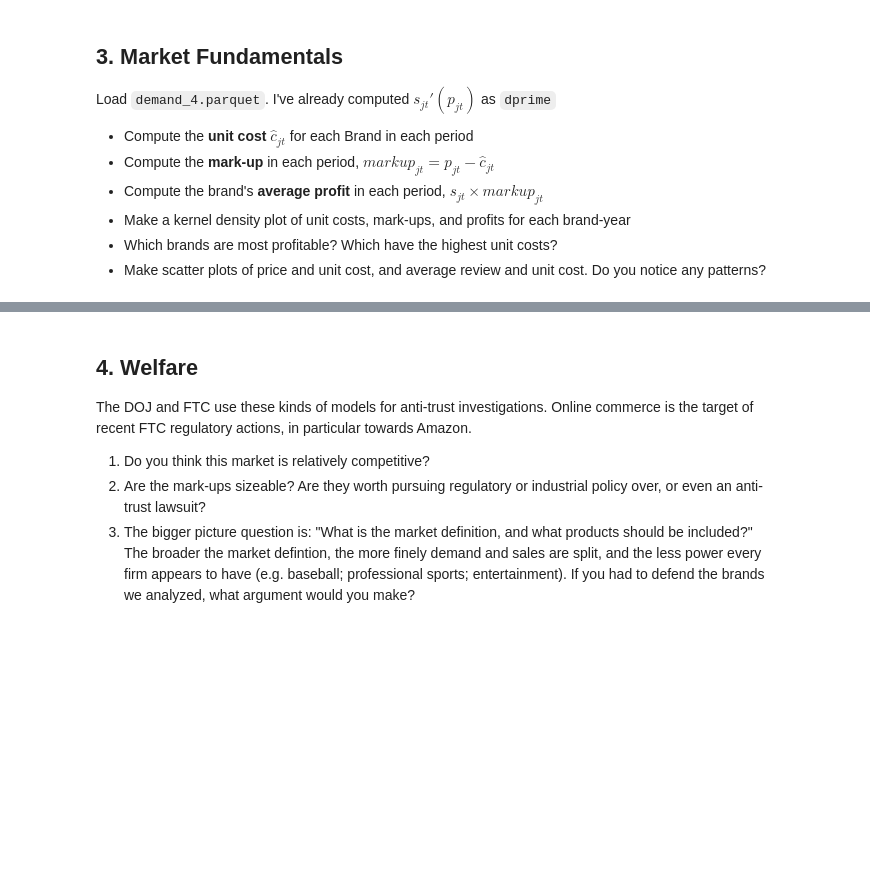
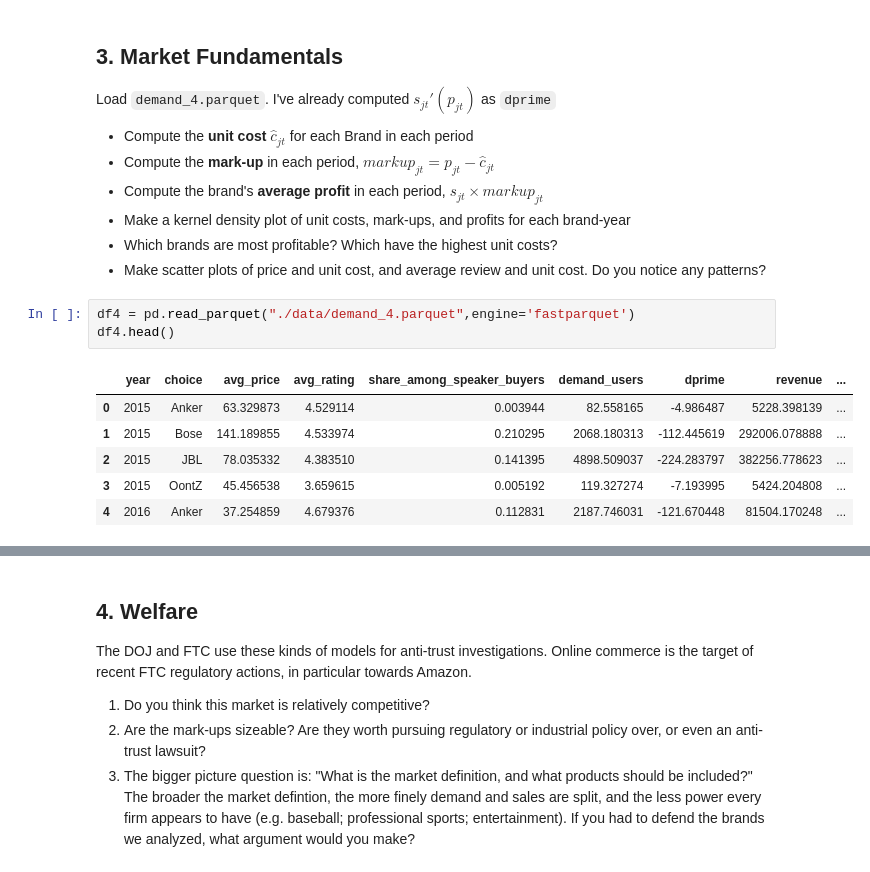
Before and after one commit to natchan19/undergrad_ml_assignments, a Jupyter notebook: lab_demand_estimation.ipynb, the cells around one changed output, grey strips where cells are left out. Saved outputs shown, nothing was run; the diff lists cells and outputs as text; blank space fills up the shorter version.

```diff
--- a/lab_demand_estimation.ipynb
+++ b/lab_demand_estimation.ipynb
@@ -159,3 +202,13 @@ Load `demand_4.parquet`. I've already computed $s_{jt}'(p_{jt})$ as `dprime`
 - Make a kernel density plot of unit costs, mark-ups, and profits for each brand-year
 - Which brands are most profitable? Which have the highest unit costs?
 - Make scatter plots of price and unit cost, and average review and unit cost. Do you notice any patterns?
+# %%
+df4 = pd.read_parquet("./data/demand_4.parquet",engine='fastparquet')
+df4.head()
+# %% [output]
+|  | year | choice | avg_price | avg_rating | share_among_speaker_buyers | demand_users | dprime | revenue | ... |
+| 0 | 2015 | Anker | 63.329873 | 4.529114 | 0.003944 | 82.558165 | -4.986487 | 5228.398139 | ... |
+| 1 | 2015 | Bose | 141.189855 | 4.533974 | 0.210295 | 2068.180313 | -112.445619 | 292006.078888 | ... |
+| 2 | 2015 | JBL | 78.035332 | 4.383510 | 0.141395 | 4898.509037 | -224.283797 | 382256.778623 | ... |
+| 3 | 2015 | OontZ | 45.456538 | 3.659615 | 0.005192 | 119.327274 | -7.193995 | 5424.204808 | ... |
+| 4 | 2016 | Anker | 37.254859 | 4.679376 | 0.112831 | 2187.746031 | -121.670448 | 81504.170248 | ... |
```
Also changed, not shown: parts of 6 cells of this notebook.
